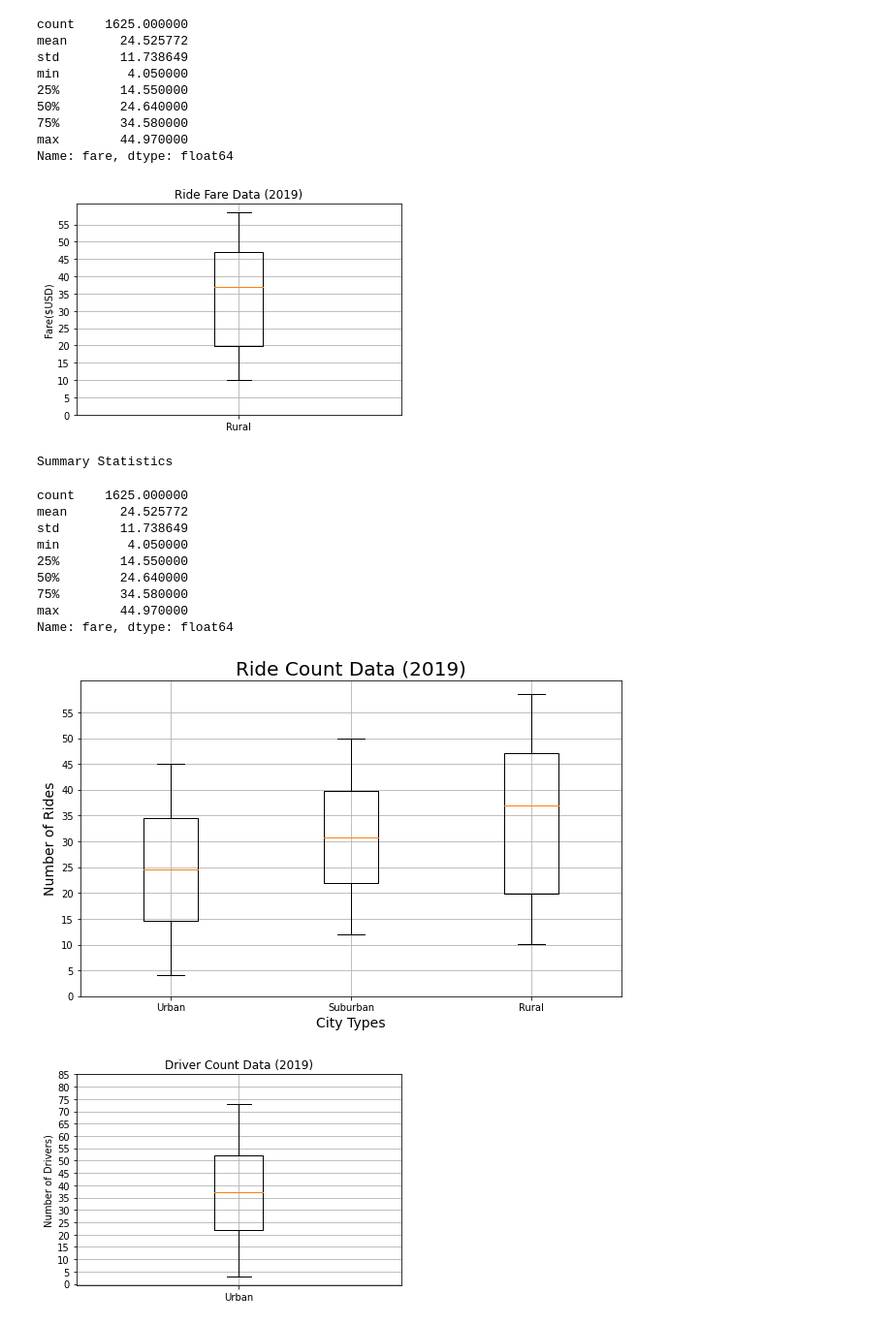
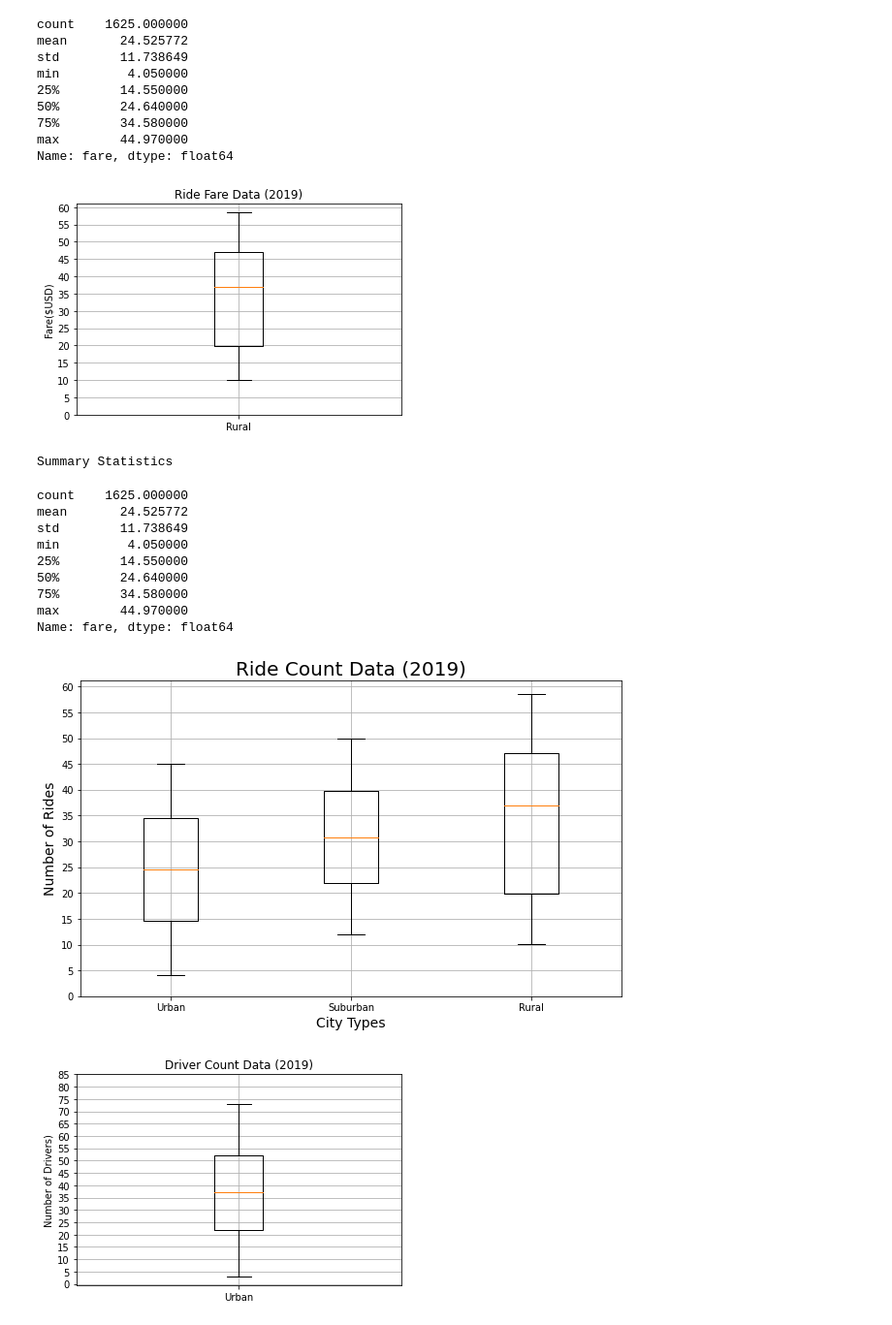
Before and after one commit to Veronicaywl/PyBer_Analysis, a Jupyter notebook: PyBer.ipynb, the cells around one changed output. Shown: that part at 97% size. Saved outputs shown, nothing was run; the diff lists cells and outputs as text; code cells hidden in the pictures.

```diff
--- a/PyBer.ipynb
+++ b/PyBer.ipynb
@@ -588,18 +616,18 @@ Name: fare, dtype: float64
 # %%
 # Create a box-and-whisker plot for the urban fare data.
 x_labels = ["Rural"]
 fig, ax = plt.subplots()
 ax.boxplot(rural_fares, labels=x_labels)
 # Add the title, y-axis label and grid.
 ax.set_title('Ride Fare Data (2019)')
 ax.set_ylabel('Fare($USD)')
-ax.set_yticks(np.arange(0, 60, step=5.0))
+ax.set_yticks(np.arange(0, 65, step=5.0))
 ax.grid()
 plt.show()
 print("Summary Statistics")
 urban_fares.describe()
 # %% [output]
-[figure, old version]
+[figure, new version]
 Summary Statistics
 count    1625.000000
 mean       24.525772
@@ -619,13 +647,13 @@ ax.set_title('Ride Count Data (2019)',fontsize=20)
 ax.set_ylabel('Number of Rides',fontsize=14)
 ax.set_xlabel("City Types",fontsize=14)
 ax.boxplot(ride_count_data, labels=x_labels)
-ax.set_yticks(np.arange(0, 60, step=5.0))
+ax.set_yticks(np.arange(0, 61, step=5.0))
 ax.grid()
 # Save the figure.
 #plt.savefig("analysis/Fig3.png")
 plt.show()
 # %% [output]
-[figure, old version]
+[figure, new version]
 # %%
 # Create the box-and-whisker plot for the urban driver count data.
 x_labels = ["Urban"]
```
Also changed, not shown: parts of 9 cells of this notebook, 3 other files.
